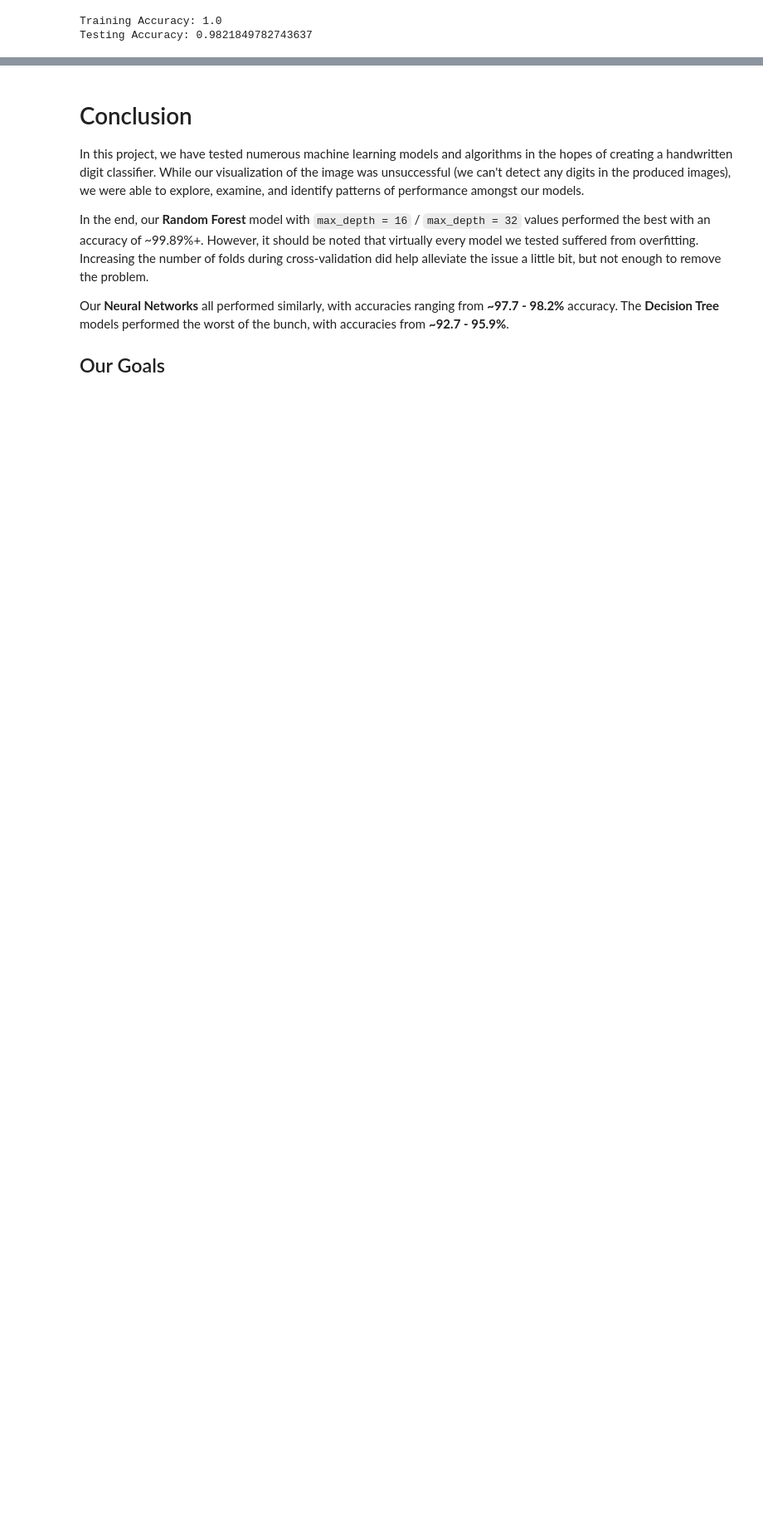
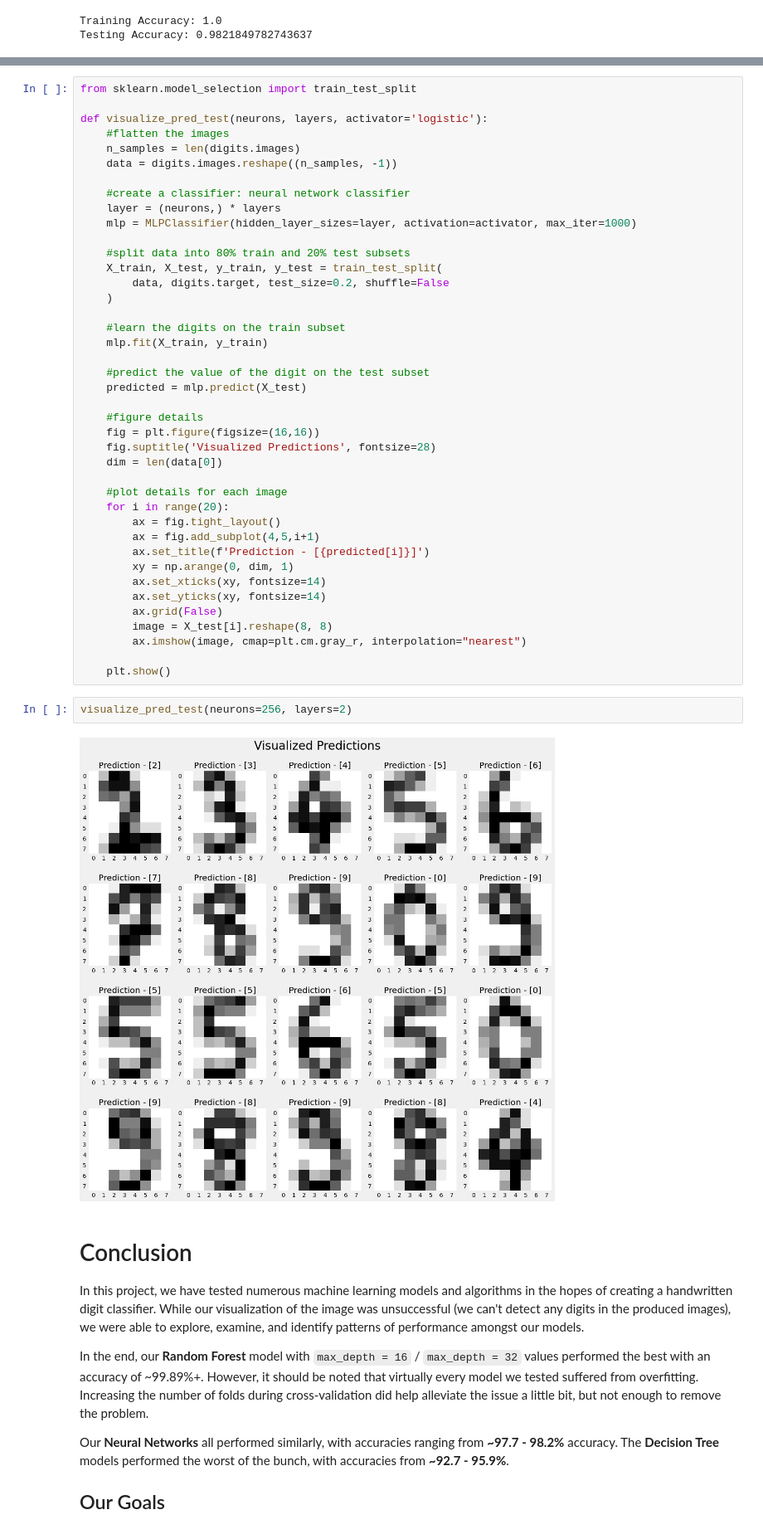
Before and after one commit to noah-kg/handwritten-digit-classifier, a Jupyter notebook: Handwritten Digits Classifier.ipynb, the cells around one changed output, grey strips where cells are left out. Shown at 83% size. Cells and saved outputs as stored; diff of their text form; blank space fills up the shorter version.

Commit message:
added prediction visualization section - might expand later

```diff
--- a/Handwritten Digits Classifier.ipynb
+++ b/Handwritten Digits Classifier.ipynb
@@ -907,3 +911,48 @@ Testing Accuracy: 0.9821849782743637
+# %%
+from sklearn.model_selection import train_test_split
+
+def visualize_pred_test(neurons, layers, activator='logistic'):
+    #flatten the images
+    n_samples = len(digits.images)
+    data = digits.images.reshape((n_samples, -1))
+
+    #create a classifier: neural network classifier
+    layer = (neurons,) * layers
+    mlp = MLPClassifier(hidden_layer_sizes=layer, activation=activator, max_iter=1000)
+
+    #split data into 80% train and 20% test subsets
+    X_train, X_test, y_train, y_test = train_test_split(
+        data, digits.target, test_size=0.2, shuffle=False
+    )
+
+    #learn the digits on the train subset
+    mlp.fit(X_train, y_train)
+
+    #predict the value of the digit on the test subset
+    predicted = mlp.predict(X_test)
+
+    #figure details
+    fig = plt.figure(figsize=(16,16))
+    fig.suptitle('Visualized Predictions', fontsize=28)
+    dim = len(data[0])
+
+    #plot details for each image
+    for i in range(20):
+        ax = fig.tight_layout()
+        ax = fig.add_subplot(4,5,i+1)
+        ax.set_title(f'Prediction - [{predicted[i]}]')
+        xy = np.arange(0, dim, 1)
+        ax.set_xticks(xy, fontsize=14)
+        ax.set_yticks(xy, fontsize=14)
+        ax.grid(False)
+        image = X_test[i].reshape(8, 8)
+        ax.imshow(image, cmap=plt.cm.gray_r, interpolation="nearest")
+
+    plt.show()
+# %%
+visualize_pred_test(neurons=256, layers=2)
+# %% [output]
+[figure, added]
 # %% [markdown]
 # Conclusion
 
```
Also changed, not shown: parts of 1 cell of this notebook.
